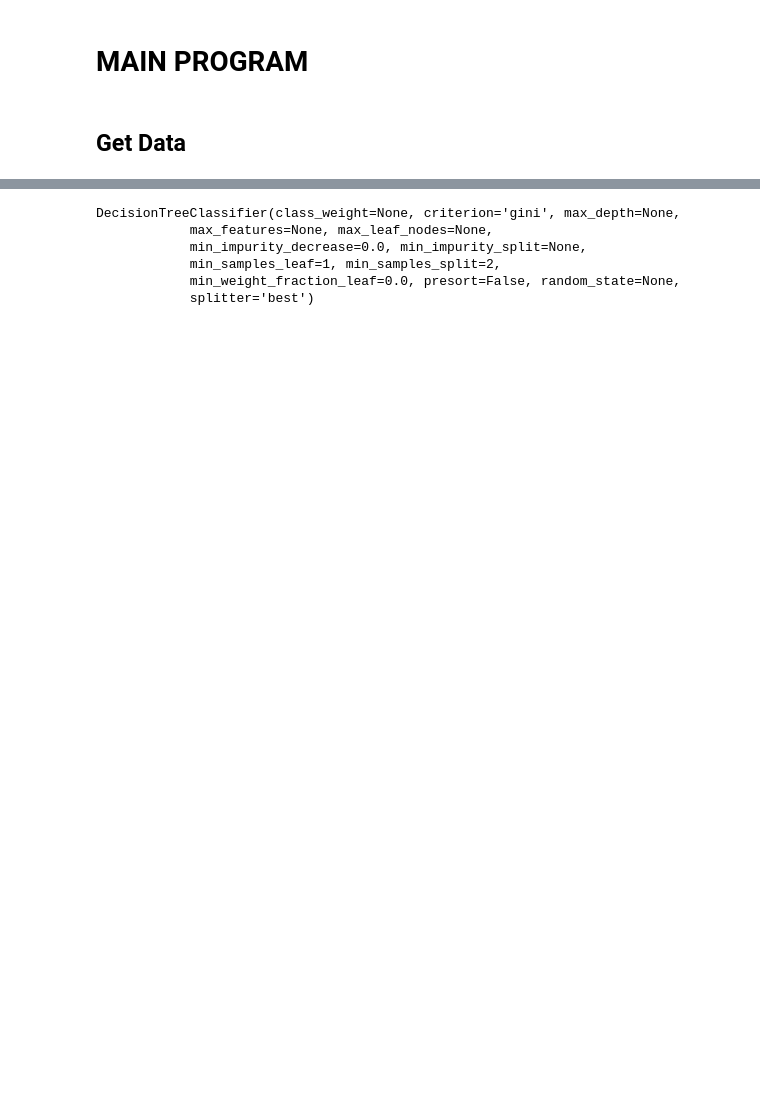
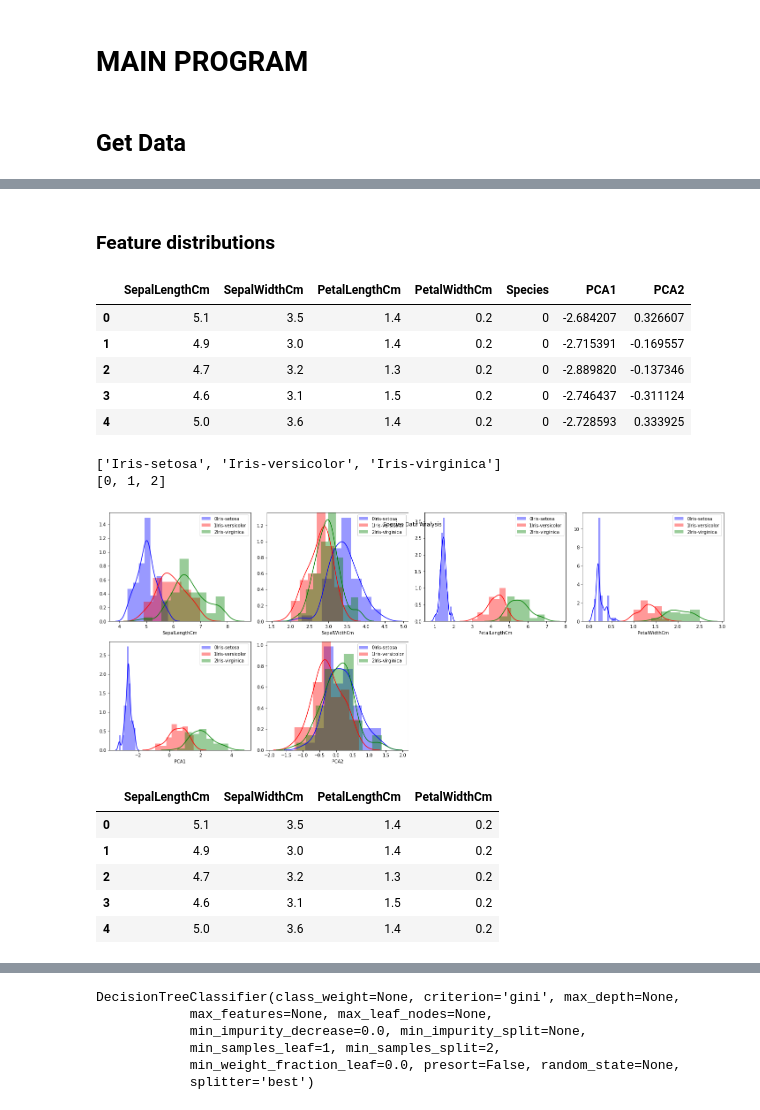
Before and after one commit to DJimmie/Machine-Learning-Classification-scikit-learn, a Jupyter notebook: Decision Trees/decision_tree_algo.ipynb, the cells around one changed output, grey strips where cells are left out. Drawn from its saved outputs; the diff is of its cells as text; code cells hidden in the pictures; blank space fills up the shorter version.

```diff
--- a/Decision Trees/decision_tree_algo.ipynb
+++ b/Decision Trees/decision_tree_algo.ipynb
@@ -282,0 +367,23 @@ y.head()
+# %% [markdown]
+### Feature distributions
+# %%
+dataset.head()
+feature_distributions(dataset,target_header[0],classes)
+
+X.head()
+# %% [output]
+|  | SepalLengthCm | SepalWidthCm | PetalLengthCm | PetalWidthCm | Species | PCA1 | PCA2 |
+| 0 | 5.1 | 3.5 | 1.4 | 0.2 | 0 | -2.684207 | 0.326607 |
+| 1 | 4.9 | 3.0 | 1.4 | 0.2 | 0 | -2.715391 | -0.169557 |
+| 2 | 4.7 | 3.2 | 1.3 | 0.2 | 0 | -2.889820 | -0.137346 |
+| 3 | 4.6 | 3.1 | 1.5 | 0.2 | 0 | -2.746437 | -0.311124 |
+| 4 | 5.0 | 3.6 | 1.4 | 0.2 | 0 | -2.728593 | 0.333925 |
+['Iris-setosa', 'Iris-versicolor', 'Iris-virginica']
+[0, 1, 2]
+[figure, added]
+|  | SepalLengthCm | SepalWidthCm | PetalLengthCm | PetalWidthCm |
+| 0 | 5.1 | 3.5 | 1.4 | 0.2 |
+| 1 | 4.9 | 3.0 | 1.4 | 0.2 |
+| 2 | 4.7 | 3.2 | 1.3 | 0.2 |
+| 3 | 4.6 | 3.1 | 1.5 | 0.2 |
+| 4 | 5.0 | 3.6 | 1.4 | 0.2 |
```
Also changed, not shown: parts of 65 cells of this notebook, 2 other files.
